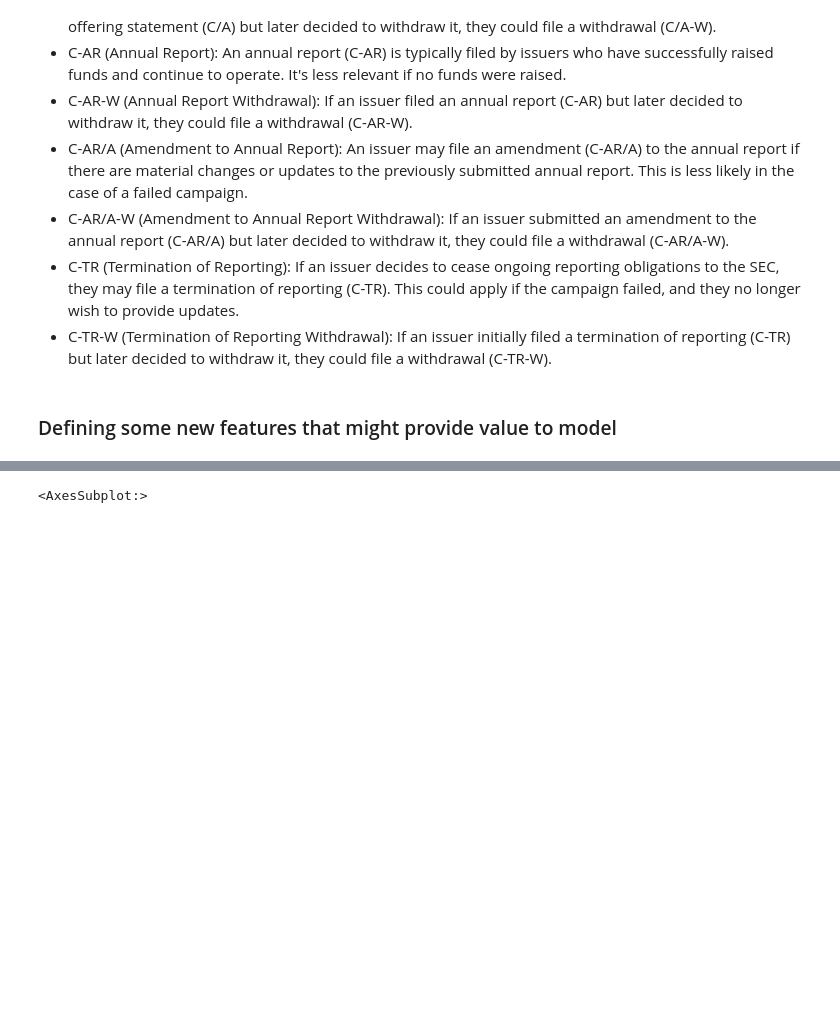
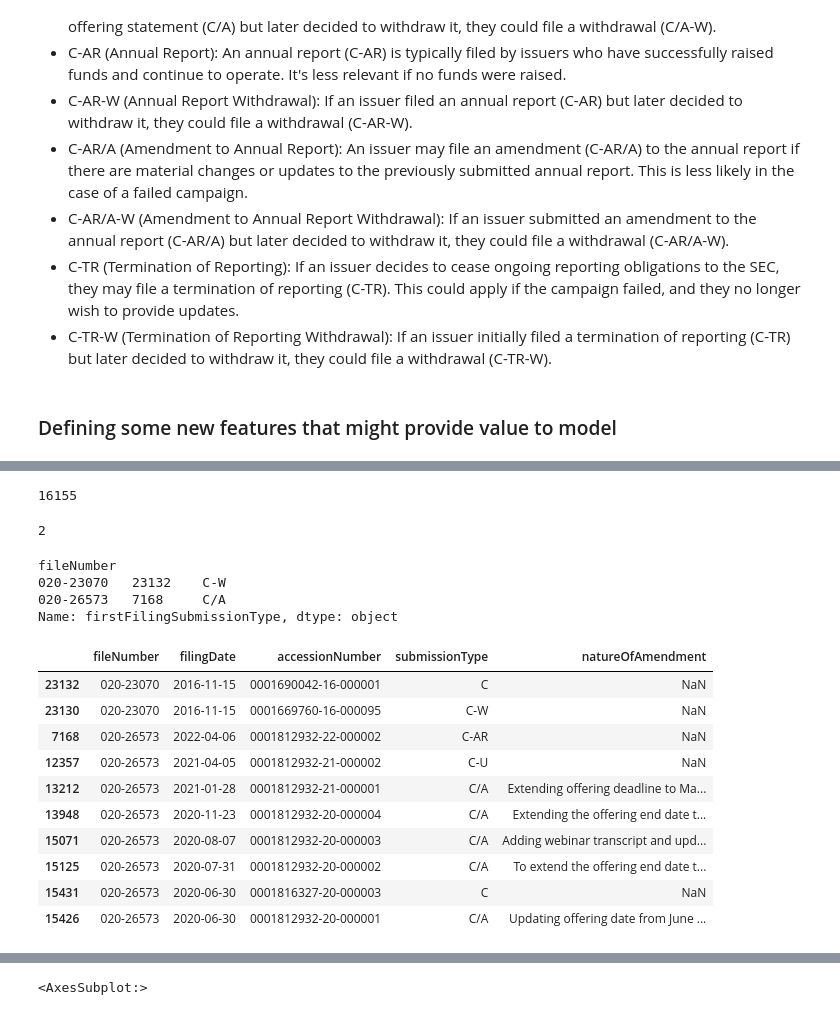
Before and after one commit to apsinghAnalytics/CrowdOfferingsStudy, a Jupyter notebook: DataCleaningAndEDA.ipynb, the cells around one changed output, grey strips where cells are left out. Drawn from its saved outputs; the diff is of its cells as text; code cells hidden in the pictures; blank space fills up the shorter version.

Commit message:
updates to data cleaning

```diff
--- a/DataCleaningAndEDA.ipynb
+++ b/DataCleaningAndEDA.ipynb
@@ -31,6 +31,7 @@ fileNumber                           object
 dtype: object
 # %%
 df['dateIncorporation']= pd.to_datetime(df['dateIncorporation']).dt.date #converting to datetime type
+df['campaignDeadlineDate']= pd.to_datetime(df['campaignDeadlineDate']).dt.date
 df['isAmendment']= df['isAmendment'].astype('bool')
 df['filingDate'].head(3) # taking a close look since it was an integer type
 # %% [output]
@@ -151,42 +145,3 @@ Description of the various categories in submissionType is available at https://
 - C-TR-W (Termination of Reporting Withdrawal): If an issuer initially filed a termination of reporting (C-TR) but later decided to withdraw it, they could file a withdrawal (C-TR-W).
 # %% [markdown]
 ### Defining some new features that might provide value to model
-# %%
-def additionalFeatures(group):
-    group.sort_values(by=['fileNumber', 'accessionNumber'], ascending=[True, False]) # this sorting ensures that iloc[0] corresponds to latest filing dates, and iloc[-1] to earliest filing
-
-    group['accessionNumber']= group['accessionNumber'].iloc[-1] #earliest accession number or the first filing will be the reference for a campaign
-    group['initialTargetOffering']= group['targetOfferingAmount'].iloc[-1]
-    group['finalTargetOffering']= group['targetOfferingAmount'].iloc[0]
-    group['initialCampaignDeadline']= group['campaignDeadlineDate'].iloc[-1]
-    group['finalCampaignDeadline']=  group['campaignDeadlineDate'].iloc[0]
-
-    #Determing the quarter of the first filing Date of a campaign for capturing seasonality
-    group['quarter']= str(pd.to_datetime(group['filingDate']).iloc[-1].quarter)+'Q'
-
-    if not group['dateIncorporation'].isnull().any():
-        # the 'dateIncorporation' recorded from the first filing, corresponds to earliest
-        group['companyAge']= (pd.to_datetime(group['filingDate'].iloc[-1]) - pd.to_datetime(group['dateIncorporation'].iloc[-1])).days # Age of company in days at its first filing date w/r dateIncorporation
-    else:
-        group['companyAge']= np.nan # assigning nan to all companies, where dateIncorporation is not available
-
-    group['countFilings']= group['submissionType'].count() #count no of total filings
-
-    if not group[group['submissionType']== 'C-U'].empty:
-        group['latestProgressUpdate']= group.loc[group['submissionType']== 'C-U','progressUpdate'].iloc[0] # latest progress update corresponds to latest accessionNumber
-        group['countProgressUpdates']= group[group['submissionType']== 'C-U']['submissionType'].count() #no of progress updates
-    else:
-        group['latestProgressUpdate']= 'unknown'
-        group['countProgressUpdates']   = 0
-
-    if not group[group['submissionType']== 'C/A'].empty:
-        group['countAmendments']= group[group['submissionType']== 'C/A']['submissionType'].count() #count number of amendments during a campaign if any
-    else:
-        group['countAmendments']   = 0
-
-    return group
-
-df_agg= pd.DataFrame()
-grouped_cols= ['fileNumber','accessionNumber','countFilings','countAmendments','countProgressUpdates'
-,'latestProgressUpdate','quarter','companyAge','initialTargetOffering','finalTargetOffering','initialCampaignDeadline','finalCampaignDeadline']
-df_agg= df.groupby('fileNumber').apply(additionalFeatures)[grouped_cols]
@@ -197,2 +200,34 @@ df_agg.duplicated().sum()
+# %%
+df_agg.duplicated().sum() #corresponding to each row of orignal df, the same aggregated value was assigned resulting in duplicates
+# %% [output]
+16155
 # %%
 df_agg.drop_duplicates(inplace=True)
+# %%
+len(df_agg[~(df_agg['firstFilingSubmissionType']=='C')]) #Exploring cases when the first filing isn't 'C'
+# %% [output]
+2
+# %%
+df_agg[~(df_agg['firstFilingSubmissionType']=='C')]['firstFilingSubmissionType']
+# %% [output]
+fileNumber
+020-23070   23132    C-W
+020-26573   7168     C/A
+Name: firstFilingSubmissionType, dtype: object
+# %%
+selected_fileNumbers= df_agg[~(df_agg['firstFilingSubmissionType']=='C')]['fileNumber'].tolist()
+
+df.loc[df['fileNumber'].isin(selected_fileNumbers),['fileNumber','filingDate','accessionNumber'
+,'submissionType','natureOfAmendment']].sort_values(by=['fileNumber','filingDate','accessionNumber'], ascending=[True, False, False])
+# %% [output]
+|  | fileNumber | filingDate | accessionNumber | submissionType | natureOfAmendment |
+| 23132 | 020-23070 | 2016-11-15 | 0001690042-16-000001 | C | NaN |
+| 23130 | 020-23070 | 2016-11-15 | 0001669760-16-000095 | C-W | NaN |
+| 7168 | 020-26573 | 2022-04-06 | 0001812932-22-000002 | C-AR | NaN |
+| 12357 | 020-26573 | 2021-04-05 | 0001812932-21-000002 | C-U | NaN |
+| 13212 | 020-26573 | 2021-01-28 | 0001812932-21-000001 | C/A | Extending offering deadline to Ma... |
+| 13948 | 020-26573 | 2020-11-23 | 0001812932-20-000004 | C/A | Extending the offering end date t... |
+| 15071 | 020-26573 | 2020-08-07 | 0001812932-20-000003 | C/A | Adding webinar transcript and upd... |
+| 15125 | 020-26573 | 2020-07-31 | 0001812932-20-000002 | C/A | To extend the offering end date t... |
+| 15431 | 020-26573 | 2020-06-30 | 0001816327-20-000003 | C | NaN |
+| 15426 | 020-26573 | 2020-06-30 | 0001812932-20-000001 | C/A | Updating offering date from June ... |
```
Also changed, not shown: parts of 20 cells of this notebook.
